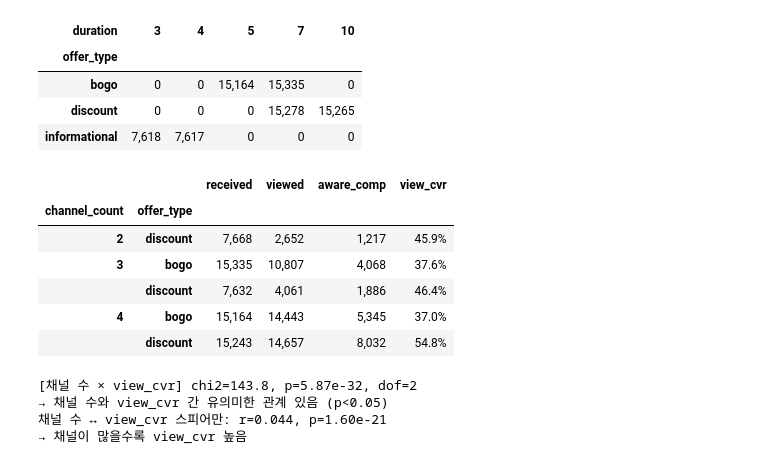
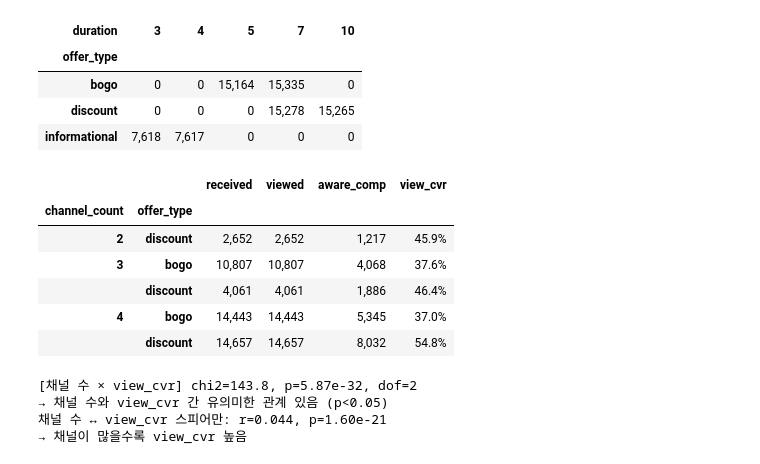
Before and after one commit to rladbstj56/practice_project, a Jupyter notebook: Myun_EDA/03_analysis_final_mine.ipynb, the cells around one changed output. Cells and saved outputs as stored; diff of their text form; code cells hidden in the pictures.

```diff
--- a/Myun_EDA/03_analysis_final_mine.ipynb
+++ b/Myun_EDA/03_analysis_final_mine.ipynb
@@ -1947,22 +1947,21 @@ display(dur_pivot.style.format('{:,}'))
 | informational | 7,618 | 7,617 | 0 | 0 | 0 |
 # %%
 # 채널 수 × 오퍼 유형별 5대 지표
-bd_tmp = funnel[funnel['offer_type'].isin(['bogo', 'discount'])].copy()
-bd_tmp['channel_count'] = bd_tmp['channel_count'].astype(int)
-display(bd_tmp.groupby(['channel_count', 'offer_type'])
+bd['channel_count'] = bd['channel_count'].astype(int)
+display(bd.groupby(['channel_count', 'offer_type'])
          .agg(
              received  = ('instance_id',            'count'),
              viewed    = ('is_viewed',               'sum'),
              aware_comp= ('completed_with_prior_view','sum'),
          )
          .assign(view_cvr=lambda d: d['aware_comp'] / d['viewed'])
          .style.format({'received': '{:,}', 'viewed': '{:,}', 'aware_comp': '{:,}', 'view_cvr': '{:.1%}'}))
 # %% [output]
 |  |  | received | viewed | aware_comp | view_cvr |
 | channel_count | offer_type |  |  |  |  |
-| 2 | discount | 7,668 | 2,652 | 1,217 | 45.9% |
-| 3 | bogo | 15,335 | 10,807 | 4,068 | 37.6% |
-|  | discount | 7,632 | 4,061 | 1,886 | 46.4% |
-| 4 | bogo | 15,164 | 14,443 | 5,345 | 37.0% |
-|  | discount | 15,243 | 14,657 | 8,032 | 54.8% |
+| 2 | discount | 2,652 | 2,652 | 1,217 | 45.9% |
+| 3 | bogo | 10,807 | 10,807 | 4,068 | 37.6% |
+|  | discount | 4,061 | 4,061 | 1,886 | 46.4% |
+| 4 | bogo | 14,443 | 14,443 | 5,345 | 37.0% |
+|  | discount | 14,657 | 14,657 | 8,032 | 54.8% |
 # %%
```
Also changed, not shown: parts of 8 cells of this notebook.
